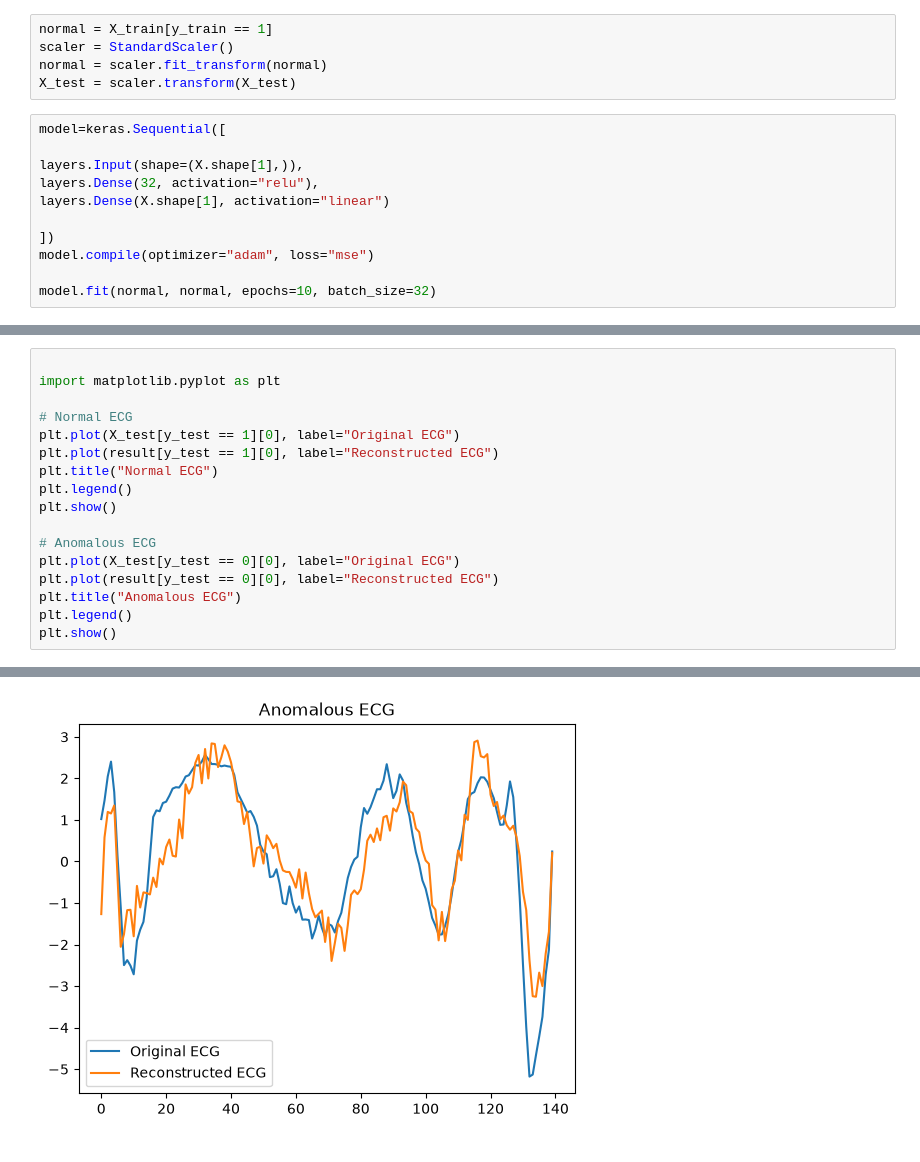
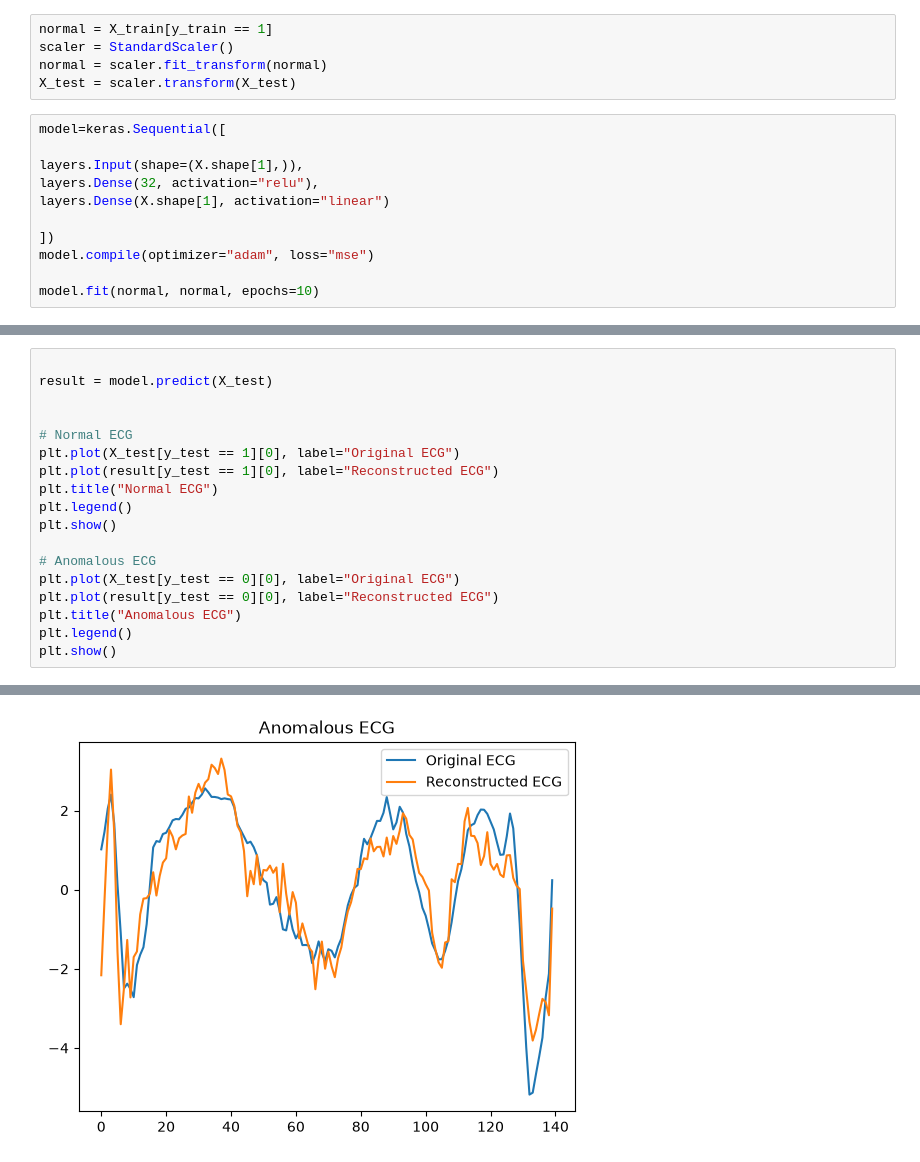
Before and after one commit to Himansu995/dl, a Jupyter notebook: autoencoder.ipynb, the cells around one changed output, grey strips where cells are left out. Cells and saved outputs as stored; diff of their text form.

```diff
--- a/autoencoder.ipynb
+++ b/autoencoder.ipynb
@@ -28,6 +28,6 @@ layers.Dense(X.shape[1], activation="linear")
 ])
 model.compile(optimizer="adam", loss="mse")
 
-model.fit(normal, normal, epochs=10, batch_size=32)
+model.fit(normal, normal, epochs=10)
 # %% [output]
 Epoch 1/10
@@ -53,7 +53,8 @@ Epoch 10/10
 <keras.src.callbacks.history.History at 0x...>
 # %%
 
-import matplotlib.pyplot as plt
+result = model.predict(X_test)
+
 
 # Normal ECG
 plt.plot(X_test[y_test == 1][0], label="Original ECG")
@@ -73 +75 @@ plt.show()
-[figure, old version]
+[figure, new version]
```
Also changed, not shown: parts of 2 cells of this notebook.
